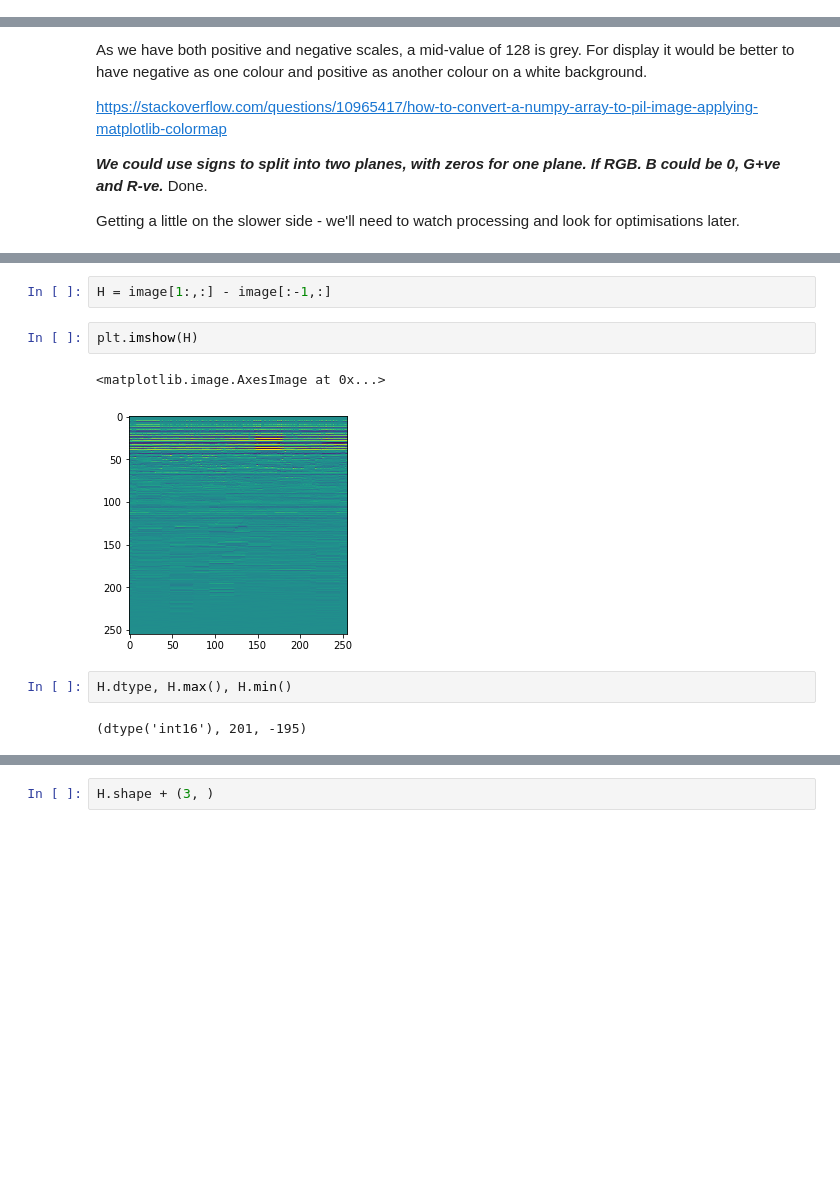
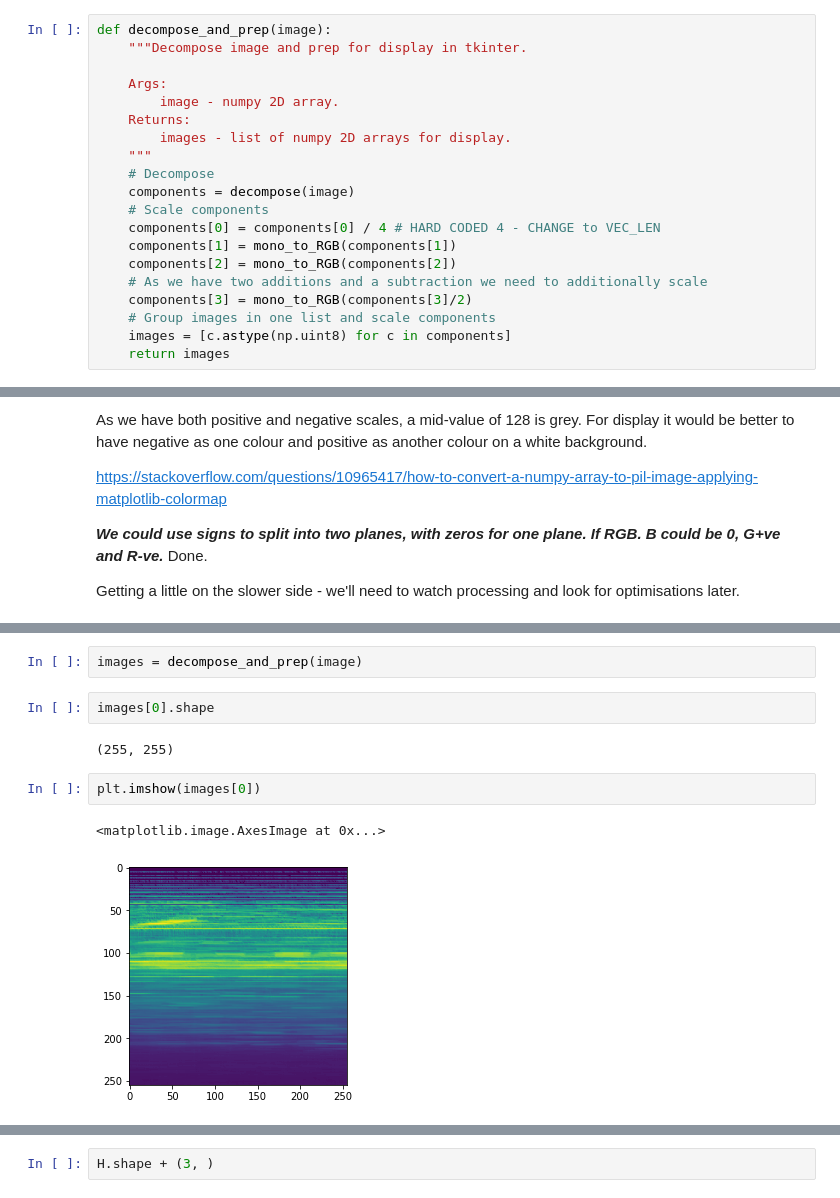
Before and after one commit to benhoyle/var_processor, a Jupyter notebook: 2020-06-13 - Spacetime Modelling of Sound + Tkinter GU - CONT.ipynb, the cells around one changed output, grey strips where cells are left out. Saved outputs shown, nothing was run; the diff lists cells and outputs as text; blank space fills up the shorter version.

```diff
--- a/2020-06-13 - Spacetime Modelling of Sound + Tkinter GU - CONT.ipynb
+++ b/2020-06-13 - Spacetime Modelling of Sound + Tkinter GU - CONT.ipynb
@@ -280,3 +329,23 @@ Nah - RGBA is very slow. We could just set all zero values to 255 (white). (See
+# %%
+def decompose_and_prep(image):
+    """Decompose image and prep for display in tkinter.
+
+    Args:
+        image - numpy 2D array.
+    Returns:
+        images - list of numpy 2D arrays for display.
+    """
+    # Decompose
+    components = decompose(image)
+    # Scale components
+    components[0] = components[0] / 4 # HARD CODED 4 - CHANGE to VEC_LEN
+    components[1] = mono_to_RGB(components[1])
+    components[2] = mono_to_RGB(components[2])
+    # As we have two additions and a subtraction we need to additionally scale
+    components[3] = mono_to_RGB(components[3]/2)
+    # Group images in one list and scale components
+    images = [c.astype(np.uint8) for c in components]
+    return images
 # %%
 class SpectrogramGUI:
 
@@ -414,11 +445,11 @@ image.dtype, image.max()
-# %%
-H = image[1:,:] - image[:-1,:]
+# %%
+images = decompose_and_prep(image)
+# %%
+images[0].shape
+# %% [output]
+(255, 255)
 # %%
-plt.imshow(H)
+plt.imshow(images[0])
 # %% [output]
 <matplotlib.image.AxesImage at 0x...>
-[figure, old version]
+[figure, new version]
-# %%
-H.dtype, H.max(), H.min()
-# %% [output]
-(dtype('int16'), 201, -195)
```
Also changed, not shown: parts of 18 cells of this notebook, 9 other files.
